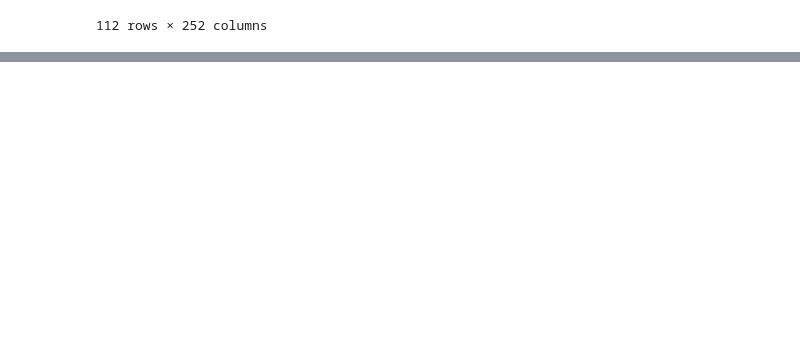
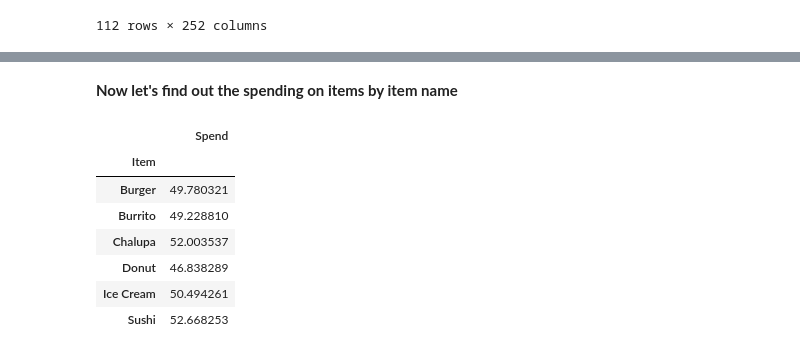
Before and after one commit to pratikgujral/learn-data-analysis, a Jupyter notebook: MultiIndex.ipynb, the cells around one changed output, grey strips where cells are left out. Cells and saved outputs as stored; diff of their text form; code cells hidden in the pictures; blank space fills up the shorter version.

```diff
--- a/MultiIndex.ipynb
+++ b/MultiIndex.ipynb
@@ -656,0 +747,13 @@ s.unstack(-3)
+# %% [markdown]
+**Now let's find out the spending on items by item name**
+# %%
+foods.pivot_table(values='Spend', index='Item', aggfunc='mean')
+# %% [output]
+|  | Spend |
+| Item |  |
+| Burger | 49.780321 |
+| Burrito | 49.228810 |
+| Chalupa | 52.003537 |
+| Donut | 46.838289 |
+| Ice Cream | 50.494261 |
+| Sushi | 52.668253 |
```
Also changed, not shown: parts of 15 cells of this notebook.
